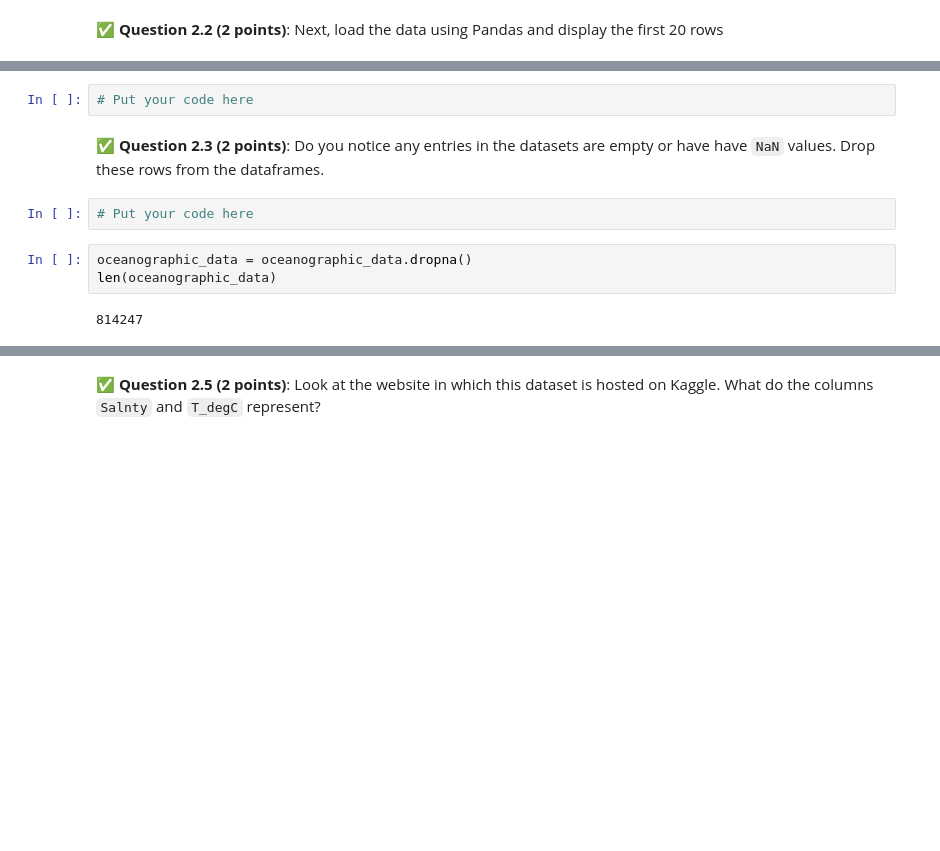
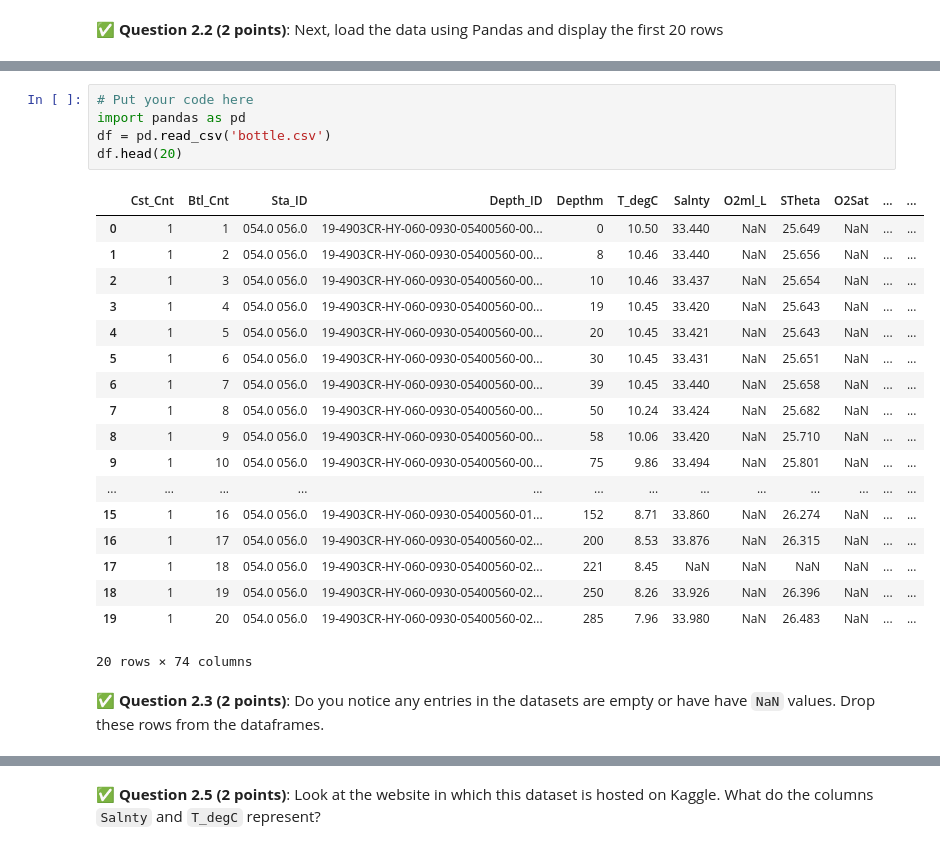
Before and after one commit to Justinwagner371/CMSE202-f25-turnin, a Jupyter notebook: hw-03/HW-03_Regression-S25-STUDENT.ipynb, the cells around one changed output, grey strips where cells are left out. Saved outputs shown, nothing was run; the diff lists cells and outputs as text; blank space fills up the shorter version.

```diff
--- a/hw-03/HW-03_Regression-S25-STUDENT.ipynb
+++ b/hw-03/HW-03_Regression-S25-STUDENT.ipynb
@@ -70,11 +80,26 @@ To get started on Part 2, **you'll need to download the following file**:
 # %%
 # Put your code here
+import pandas as pd
+df = pd.read_csv('bottle.csv')
+df.head(20)
+# %% [output]
+|  | Cst_Cnt | Btl_Cnt | Sta_ID | Depth_ID | Depthm | T_degC | Salnty | O2ml_L | STheta | O2Sat | ... | ... |
+| 0 | 1 | 1 | 054.0 056.0 | 19-4903CR-HY-060-0930-05400560-00... | 0 | 10.50 | 33.440 | NaN | 25.649 | NaN | ... | ... |
+| 1 | 1 | 2 | 054.0 056.0 | 19-4903CR-HY-060-0930-05400560-00... | 8 | 10.46 | 33.440 | NaN | 25.656 | NaN | ... | ... |
+| 2 | 1 | 3 | 054.0 056.0 | 19-4903CR-HY-060-0930-05400560-00... | 10 | 10.46 | 33.437 | NaN | 25.654 | NaN | ... | ... |
+| 3 | 1 | 4 | 054.0 056.0 | 19-4903CR-HY-060-0930-05400560-00... | 19 | 10.45 | 33.420 | NaN | 25.643 | NaN | ... | ... |
+| 4 | 1 | 5 | 054.0 056.0 | 19-4903CR-HY-060-0930-05400560-00... | 20 | 10.45 | 33.421 | NaN | 25.643 | NaN | ... | ... |
+| 5 | 1 | 6 | 054.0 056.0 | 19-4903CR-HY-060-0930-05400560-00... | 30 | 10.45 | 33.431 | NaN | 25.651 | NaN | ... | ... |
+| 6 | 1 | 7 | 054.0 056.0 | 19-4903CR-HY-060-0930-05400560-00... | 39 | 10.45 | 33.440 | NaN | 25.658 | NaN | ... | ... |
+| 7 | 1 | 8 | 054.0 056.0 | 19-4903CR-HY-060-0930-05400560-00... | 50 | 10.24 | 33.424 | NaN | 25.682 | NaN | ... | ... |
+| 8 | 1 | 9 | 054.0 056.0 | 19-4903CR-HY-060-0930-05400560-00... | 58 | 10.06 | 33.420 | NaN | 25.710 | NaN | ... | ... |
+| 9 | 1 | 10 | 054.0 056.0 | 19-4903CR-HY-060-0930-05400560-00... | 75 | 9.86 | 33.494 | NaN | 25.801 | NaN | ... | ... |
+| ... | ... | ... | ... | ... | ... | ... | ... | ... | ... | ... | ... | ... |
+| 15 | 1 | 16 | 054.0 056.0 | 19-4903CR-HY-060-0930-05400560-01... | 152 | 8.71 | 33.860 | NaN | 26.274 | NaN | ... | ... |
+| 16 | 1 | 17 | 054.0 056.0 | 19-4903CR-HY-060-0930-05400560-02... | 200 | 8.53 | 33.876 | NaN | 26.315 | NaN | ... | ... |
+| 17 | 1 | 18 | 054.0 056.0 | 19-4903CR-HY-060-0930-05400560-02... | 221 | 8.45 | NaN | NaN | NaN | NaN | ... | ... |
+| 18 | 1 | 19 | 054.0 056.0 | 19-4903CR-HY-060-0930-05400560-02... | 250 | 8.26 | 33.926 | NaN | 26.396 | NaN | ... | ... |
+| 19 | 1 | 20 | 054.0 056.0 | 19-4903CR-HY-060-0930-05400560-02... | 285 | 7.96 | 33.980 | NaN | 26.483 | NaN | ... | ... |
+20 rows × 74 columns
 # %% [markdown]
 &#9989;  **Question 2.3 (2 points)**: Do you notice any entries in the datasets are empty or have have `NaN` values. Drop these rows from the dataframes.
-# %%
-# Put your code here
-# %%
-oceanographic_data = oceanographic_data.dropna()
-len(oceanographic_data)
-# %% [output]
-814247
```
Also changed, not shown: parts of 6 cells of this notebook, 1 other file.
